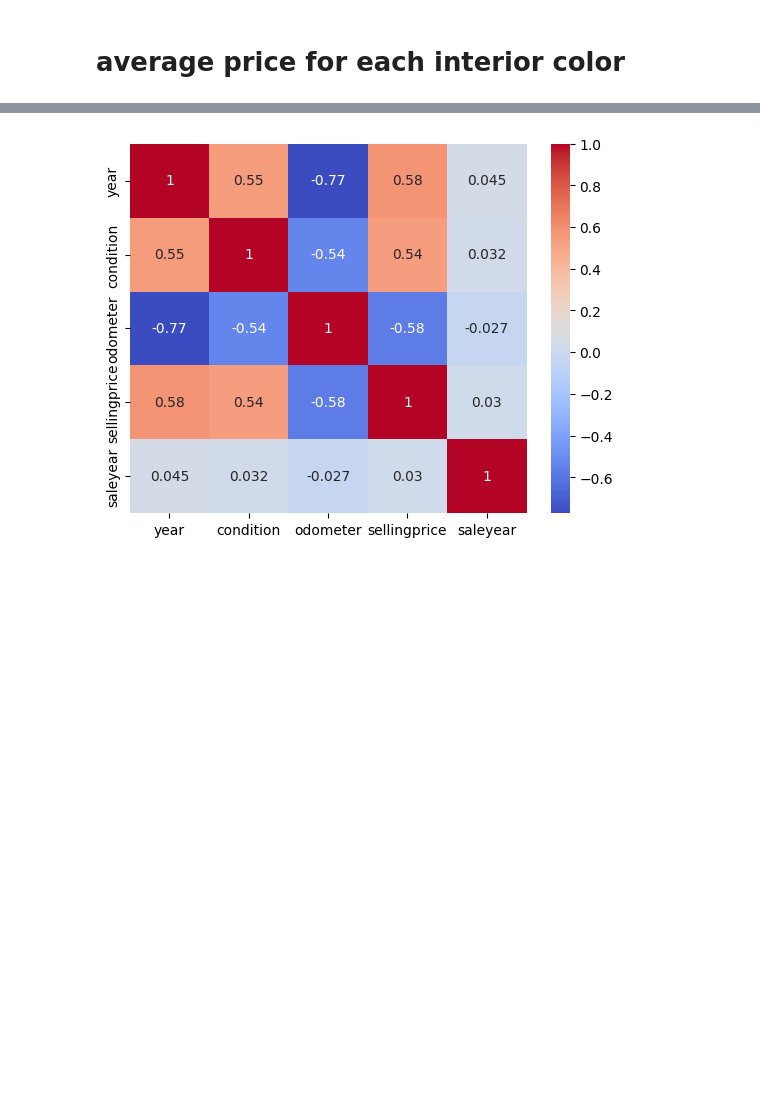
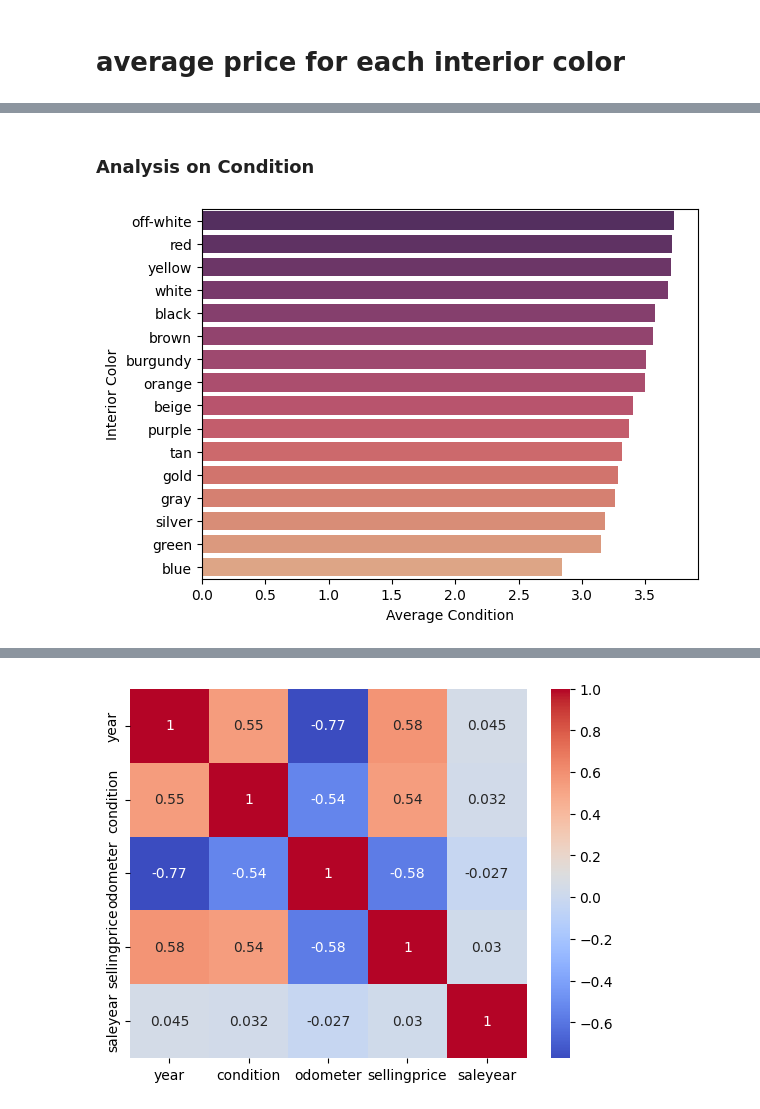
Before and after one commit to yiyuancui/car-price-analysis, a Jupyter notebook: Naiwen_Analysis.ipynb, the cells around one changed output, grey strips where cells are left out. Cells and saved outputs as stored; diff of their text form; code cells hidden in the pictures; blank space fills up the shorter version.

```diff
--- a/Naiwen_Analysis.ipynb
+++ b/Naiwen_Analysis.ipynb
@@ -65,0 +66,13 @@ plt.show()
+# %% [markdown]
+### Analysis on Condition
+# %%
+df_color_condition = df.groupby(['interior']).mean()
+df_color_condition = df_color_condition.reset_index()
+df_color_condition = df_color_condition.sort_values(by=['condition'],ascending=False)
+df_color_condition = df_color_condition.drop(16)
+ax = sns.barplot(x=df_color_condition['condition'],y=df_color_condition['interior'], palette="flare_r", orient = 'h')
+ax.set(ylabel='Interior Color', xlabel='Average Condition')
+ax.tick_params(axis='x', rotation=0)
+plt.show()
+# %% [output]
+[figure, added]
```
Also changed, not shown: parts of 4 cells of this notebook.
